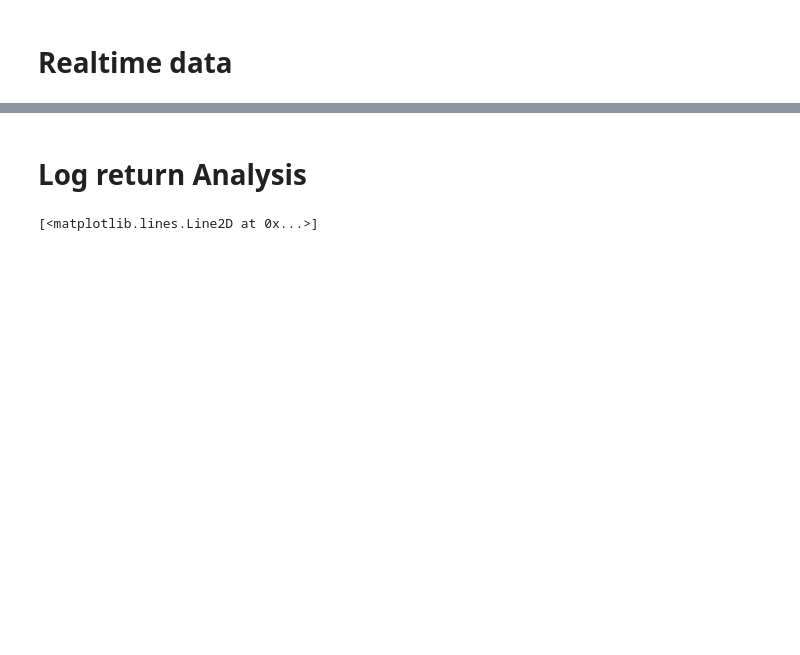
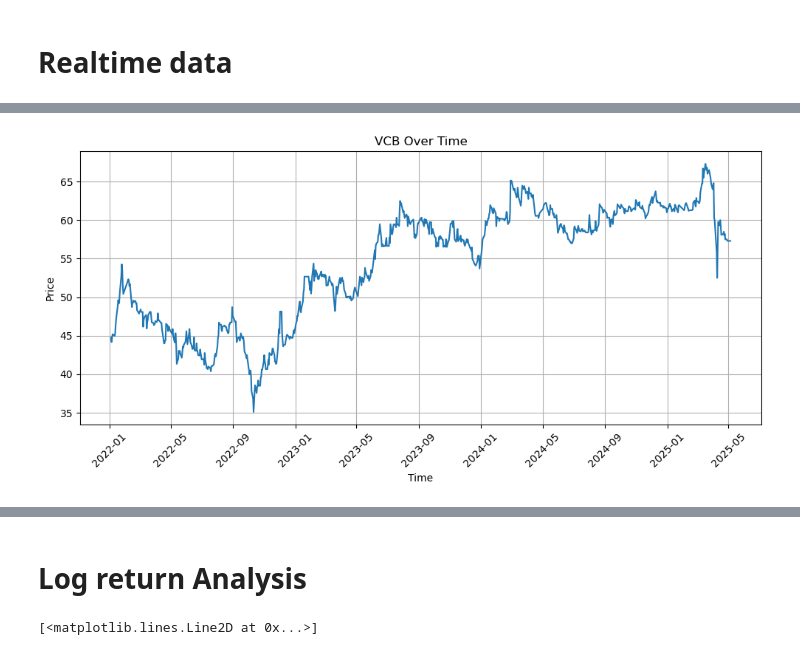
Before and after one commit to thangtm58/trading_algorithm, a Jupyter notebook: ssi.ipynb, the cells around one changed output, grey strips where cells are left out. Cells and saved outputs as stored; diff of their text form; code cells hidden in the pictures; blank space fills up the shorter version.

```diff
--- a/ssi.ipynb
+++ b/ssi.ipynb
@@ -179,11 +183,13 @@ stk.tail()
 # %%
 # Plot
 plt.figure(figsize=(10, 5))
 plt.plot(stk['time'], stk['close'])
 plt.xlabel('Time')
 plt.ylabel('Price')
-plt.title(f'GAS Over Time')
+plt.title(f'{symbol} Over Time')
 plt.grid(True)
 plt.xticks(rotation=45)
 plt.tight_layout()
 plt.show()
+# %% [output]
+[figure, added]
```
Also changed, not shown: parts of 10 cells of this notebook.
